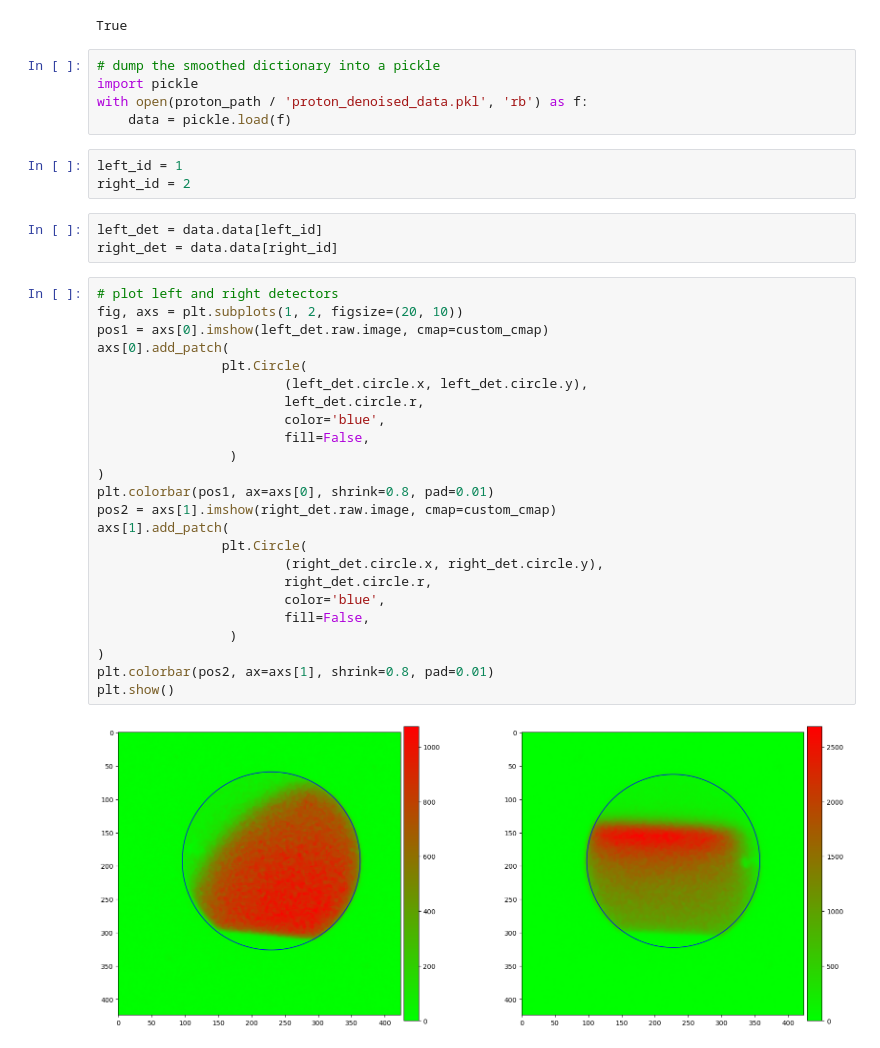
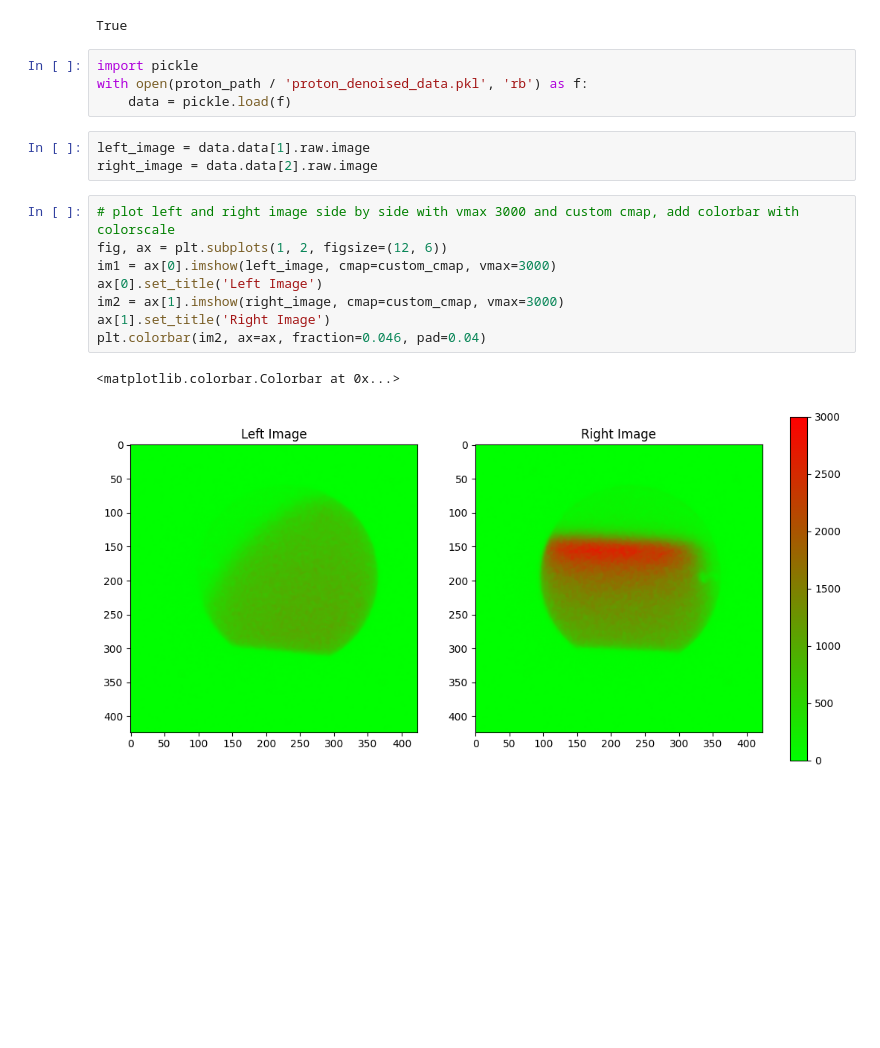
Before and after one commit to grzanka/osl_mb_foils, a Jupyter notebook: notebooks/playground/2025_10_09/0.2-lg-mb-foils-match.ipynb, the cells around one changed output. Saved outputs shown, nothing was run; the diff lists cells and outputs as text; blank space fills up the shorter version.

```diff
--- a/notebooks/playground/2025_10_09/0.2-lg-mb-foils-match.ipynb
+++ b/notebooks/playground/2025_10_09/0.2-lg-mb-foils-match.ipynb
@@ -29,39 +25,20 @@ proton_path.exists()
 # %% [output]
 True
 # %%
-# dump the smoothed dictionary into a pickle
 import pickle
 with open(proton_path / 'proton_denoised_data.pkl', 'rb') as f:
     data = pickle.load(f)
-# %%
-left_id = 1
-right_id = 2
-# %%
-left_det = data.data[left_id]
-right_det = data.data[right_id]
-# %%
-# plot left and right detectors
-fig, axs = plt.subplots(1, 2, figsize=(20, 10))
-pos1 = axs[0].imshow(left_det.raw.image, cmap=custom_cmap)
-axs[0].add_patch(
-                plt.Circle(
-                        (left_det.circle.x, left_det.circle.y),
-                        left_det.circle.r,
-                        color='blue',
-                        fill=False,
-                 )
-)
-plt.colorbar(pos1, ax=axs[0], shrink=0.8, pad=0.01)
-pos2 = axs[1].imshow(right_det.raw.image, cmap=custom_cmap)
-axs[1].add_patch(
-                plt.Circle(
-                        (right_det.circle.x, right_det.circle.y),
-                        right_det.circle.r,
-                        color='blue',
-                        fill=False,
-                 )
-)
-plt.colorbar(pos2, ax=axs[1], shrink=0.8, pad=0.01)
-plt.show()
-# %% [output]
-[figure, removed]
+# %%
+left_image = data.data[1].raw.image
+right_image = data.data[2].raw.image
+# %%
+# plot left and right image side by side with vmax 3000 and custom cmap, add colorbar with colorscale
+fig, ax = plt.subplots(1, 2, figsize=(12, 6))
+im1 = ax[0].imshow(left_image, cmap=custom_cmap, vmax=3000)
+ax[0].set_title('Left Image')
+im2 = ax[1].imshow(right_image, cmap=custom_cmap, vmax=3000)
+ax[1].set_title('Right Image')
+plt.colorbar(im2, ax=ax, fraction=0.046, pad=0.04)
+# %% [output]
+<matplotlib.colorbar.Colorbar at 0x...>
+[figure, added]
```
Also changed, not shown: parts of 2 cells of this notebook, 2 other files.
